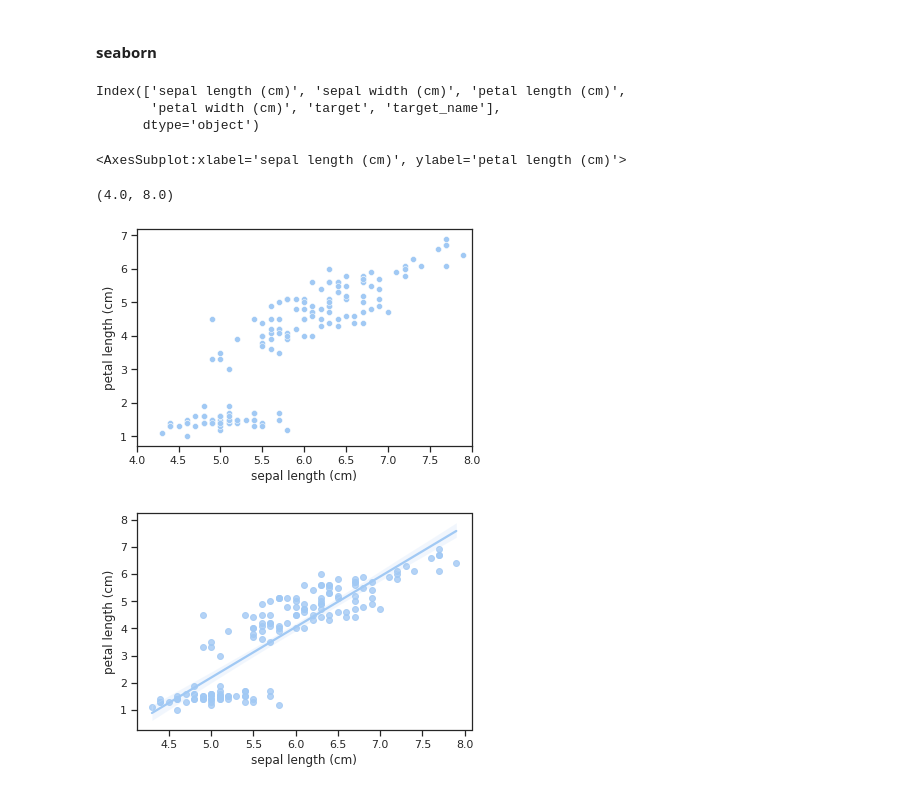
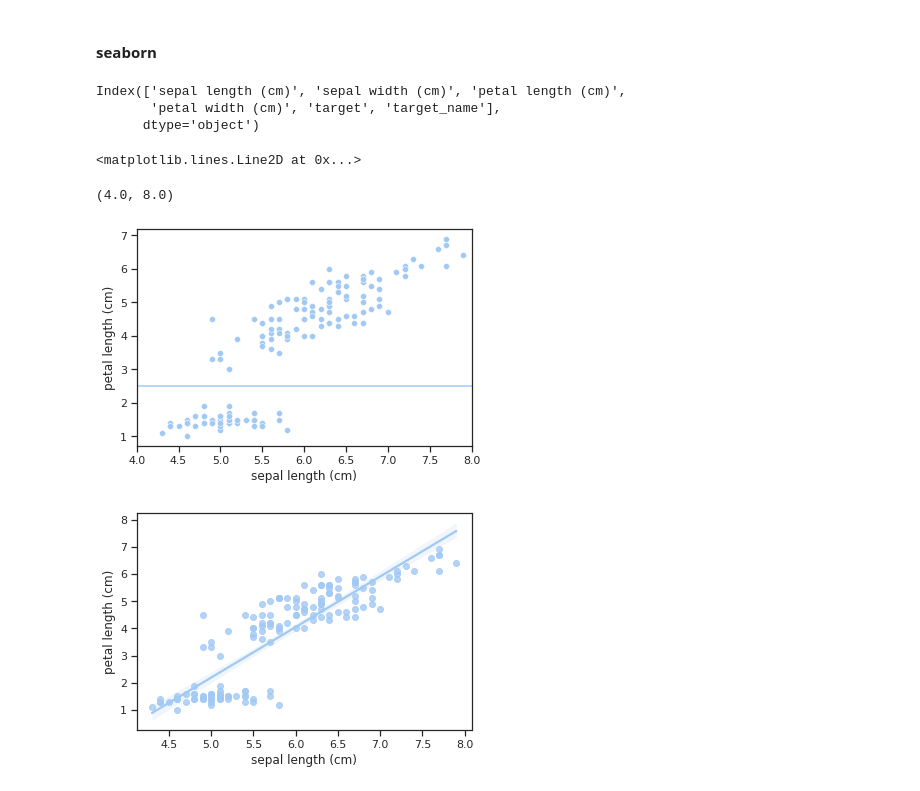
Before and after one commit to leandroohf/ds_pragmatic_programming, a Jupyter notebook: ds_pragmatic_programming_python_visualization.ipynb, the cells around one changed output. Cells and saved outputs as stored; diff of their text form; code cells hidden in the pictures.

```diff
--- a/ds_pragmatic_programming_python_visualization.ipynb
+++ b/ds_pragmatic_programming_python_visualization.ipynb
@@ -411,16 +411,17 @@ Index(['sepal length (cm)', 'sepal width (cm)', 'petal length (cm)',
 # %%
 iris_df.columns
 
-sns.scatterplot(data=iris_df, x="sepal length (cm)", y="petal length (cm)")
+graph = sns.scatterplot(data=iris_df, x="sepal length (cm)", y="petal length (cm)")
+graph.axhline(2.5)
 plt.xlim(4,8.0)
 # plt.ylim(0,5.0)
 # %% [output]
 Index(['sepal length (cm)', 'sepal width (cm)', 'petal length (cm)',
        'petal width (cm)', 'target', 'target_name'],
       dtype='object')
-<AxesSubplot:xlabel='sepal length (cm)', ylabel='petal length (cm)'>
+<matplotlib.lines.Line2D at 0x...>
 (4.0, 8.0)
-[figure, old version]
+[figure, new version]
 # %%
 sns.regplot(data=iris_df, x="sepal length (cm)", y="petal length (cm)");
 # %% [output]
```
Also changed, not shown: 1 other file.
